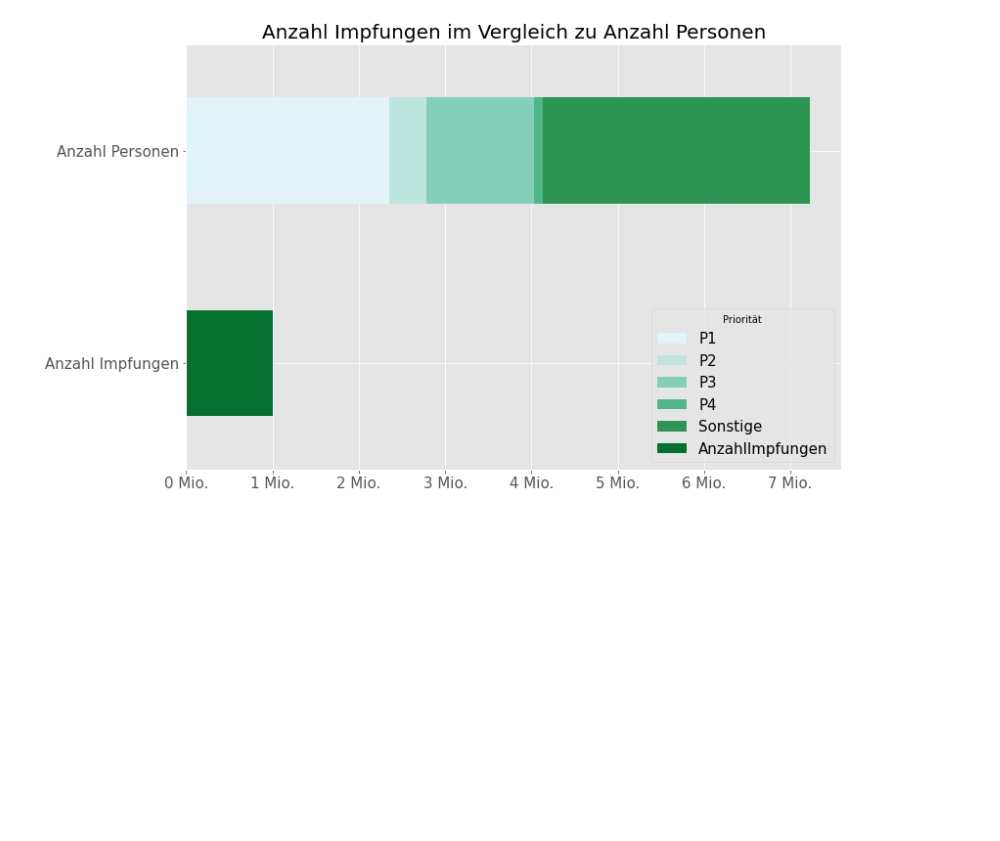
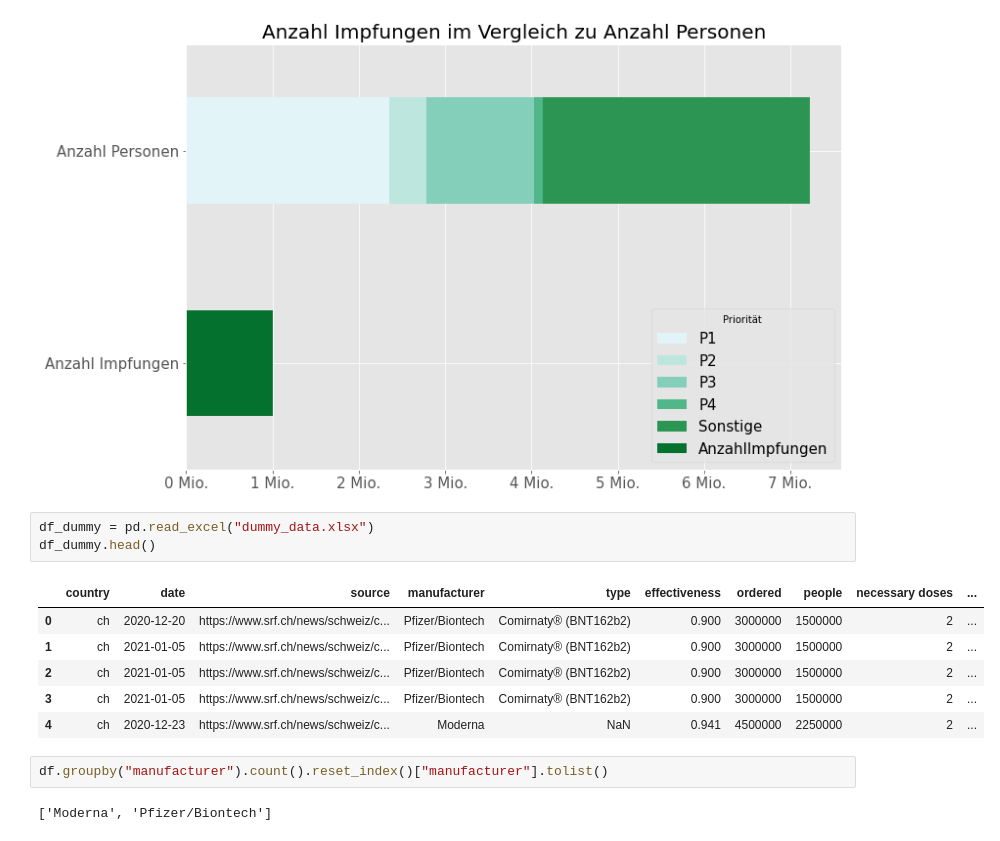
Before and after one commit to Kim-Morgaine/-petproject_impfcounter, a Jupyter notebook: vis_exploration.ipynb, the cells around one changed output. Cells and saved outputs as stored; diff of their text form; blank space fills up the shorter version.

```diff
--- a/vis_exploration.ipynb
+++ b/vis_exploration.ipynb
@@ -143,3 +266,17 @@ ax.set_xticklabels(mio)
 plt.show()
 # %% [output]
 [figure]
+# %%
+df_dummy = pd.read_excel("dummy_data.xlsx")
+df_dummy.head()
+# %% [output]
+|  | country | date | source | manufacturer | type | effectiveness | ordered | people | necessary doses | ... |
+| 0 | ch | 2020-12-20 | https://www.srf.ch/news/schweiz/c... | Pfizer/Biontech | Comirnaty® (BNT162b2) | 0.900 | 3000000 | 1500000 | 2 | ... |
+| 1 | ch | 2021-01-05 | https://www.srf.ch/news/schweiz/c... | Pfizer/Biontech | Comirnaty® (BNT162b2) | 0.900 | 3000000 | 1500000 | 2 | ... |
+| 2 | ch | 2021-01-05 | https://www.srf.ch/news/schweiz/c... | Pfizer/Biontech | Comirnaty® (BNT162b2) | 0.900 | 3000000 | 1500000 | 2 | ... |
+| 3 | ch | 2021-01-05 | https://www.srf.ch/news/schweiz/c... | Pfizer/Biontech | Comirnaty® (BNT162b2) | 0.900 | 3000000 | 1500000 | 2 | ... |
+| 4 | ch | 2020-12-23 | https://www.srf.ch/news/schweiz/c... | Moderna | NaN | 0.941 | 4500000 | 2250000 | 2 | ... |
+# %%
+df.groupby("manufacturer").count().reset_index()["manufacturer"].tolist()
+# %% [output]
+['Moderna', 'Pfizer/Biontech']
```
Also changed, not shown: parts of 19 cells of this notebook, 3 other files.
